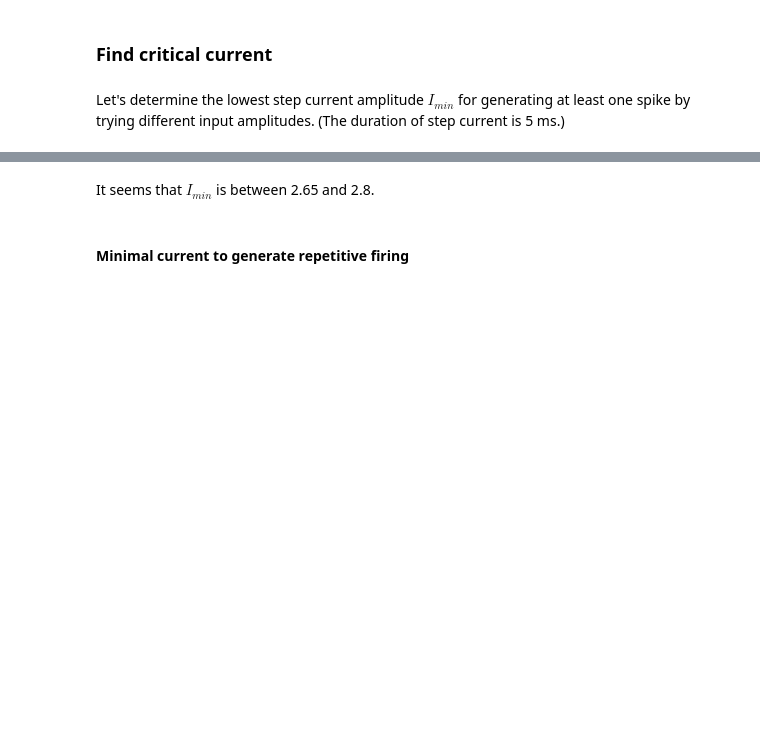
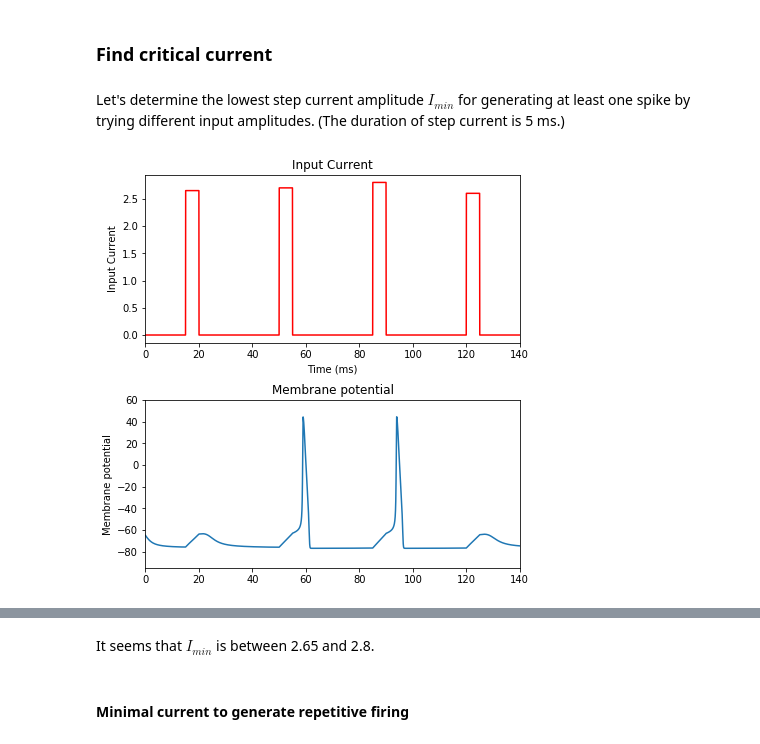
Before and after one commit to Gracewx/BrainPy-Models, a Jupyter notebook: docs/neurons/HH_model.ipynb, the cells around one changed output, grey strips where cells are left out. Cells and saved outputs as stored; diff of their text form; code cells hidden in the pictures; blank space fills up the shorter version.

```diff
--- a/docs/neurons/HH_model.ipynb
+++ b/docs/neurons/HH_model.ipynb
@@ -239,20 +239,14 @@ nb.profile.set(backend='numpy', dt=0.02, numerical_method='milstein', merge_ing=
 Create neurons and networks.
 # %%
 # create HH neuron
-neuron = nb.NeuGroup(HH, geometry=(1,),
-                     monitors=['spike', 'V', 'm', 'h', 'n'],
-                     pars_update={'noise': 0.,
-                                  'V_threshold': V_THRESHOLD,
-                                  'C': C,
-                                  'E_Na': E_NA,
-                                  'E_K': E_K,
-                                  'E_leak': E_LEAK,
-                                  'g_Na': G_NA,
-                                  'g_K': G_K,
-                                  'g_leak': G_LEAK})
+HH = define_HH(noise = 1., V_threshold = V_THRESHOLD, C = C, E_Na = E_NA, E_K = E_K,
+             E_leak = E_LEAK, g_Na = G_NA, g_K = G_K, g_leak = G_LEAK)
+
+neuron = bp.NeuGroup(HH, geometry=(1,),
+                     monitors=['spike', 'V', 'm', 'h', 'n'])
 
 # create network
-network = nb.Network(neuron)
+network = bp.Network(neuron)
 # %% [markdown]
 We can generate a step current by using `nb.inputs.constant_current`.
 # %%
@@ -264,8 +258,8 @@ post_stim_t = 20. # after stimulation time
 
 # generate step current
 I = [(0, stim_start), (amplitude, stim_t), (0, post_stim_t)]
-(step_I, duration) = nb.inputs.constant_current(I)
+(step_I, duration) = bp.inputs.constant_current(I)
 
 # apply input current to the network
-network.run(duration=duration, inputs=[neuron, 'ST.input', step_I], report=True)
+neuron.run(duration=duration, inputs=['ST.input', step_I], report=True)
 # %% [output]
@@ -290,14 +284,14 @@ Simulation is done in 0.882 s.
 import matplotlib.pyplot as plt
 
 # read time sequence
-ts = network.ts
-fig, gs = nb.visualize.get_figure(3, 1, 3, 8)
+ts = neuron.mon.ts
+fig, gs = bp.visualize.get_figure(3, 1, 3, 8)
 
 # plot input current
 fig.add_subplot(gs[0, 0])
 plt.plot(ts, step_I, color = 'red')
 plt.ylabel('Input Current ($\mu$A)')
-plt.xlim(-0.1, network._run_time + 0.1)
+plt.xlim(-0.1, duration + 0.1)
 plt.xlabel('Time (ms)')
 plt.title('Input Current')
 
@@ -305,7 +299,7 @@ plt.title('Input Current')
 fig.add_subplot(gs[1, 0])
 plt.plot(ts, neuron.mon.V[:, 0])
 plt.ylabel('Membrane potential (mV)')
-plt.xlim(-0.1, network._run_time + 0.1)
+plt.xlim(-0.1, duration + 0.1)
 plt.title('Membrane potential')
 
 # plot gate variables
@@ -314,7 +308,7 @@ plt.plot(ts, neuron.mon.m[:, 0], label='Na active (m)')
 plt.plot(ts, neuron.mon.h[:, 0], label='Na inactive (h)')
 plt.plot(ts, neuron.mon.n[:, 0], label='K (n)')
 plt.legend()
-plt.xlim(-0.1, network._run_time + 0.1)
+plt.xlim(-0.1, duration + 0.1)
 plt.xlabel('Time (ms)')
 plt.ylabel('gate variables')
 plt.title('gate variables')
@@ -402,7 +396,7 @@ beta_h = 1 / (1 + np.exp(-(V + 35) / 10))
 alpha_n = 0.01 * (V + 55) / (1 - np.exp(-(V + 55) / 10))
 beta_n = 0.125 * np.exp(-(V + 65) / 80)
 
-fig, gs = nb.visualize.get_figure(3, 1, 3, 5)
+fig, gs = bp.visualize.get_figure(3, 1, 3, 5)
 
 # plot n
 fig.add_subplot(gs[0, 0])
@@ -499,14 +573,19 @@ Let's determine the lowest step current amplitude $I_{min}$ for generating at le
 # %%
 # apply several step currents
 amplitudes = [2.65, 2.7, 2.8, 2.6]  # step current amplitude
 
 stim_interval = 15.
 stim_dur = 5.   # stimulation duration
 I = []
 
 for amplitude in amplitudes:
     I.append((0., stim_interval))
     I.append((amplitude, stim_dur))
     I.append((0., stim_interval))
 
-(step_I, duration) = nb.inputs.constant_current(I)
+(step_I, duration) = bp.inputs.constant_current(I)
+
+# run simulation
+HH_simulate(input_current=step_I, duration=duration)
+# %% [output]
+[figure, added]
```
Also changed, not shown: parts of 27 cells of this notebook.
